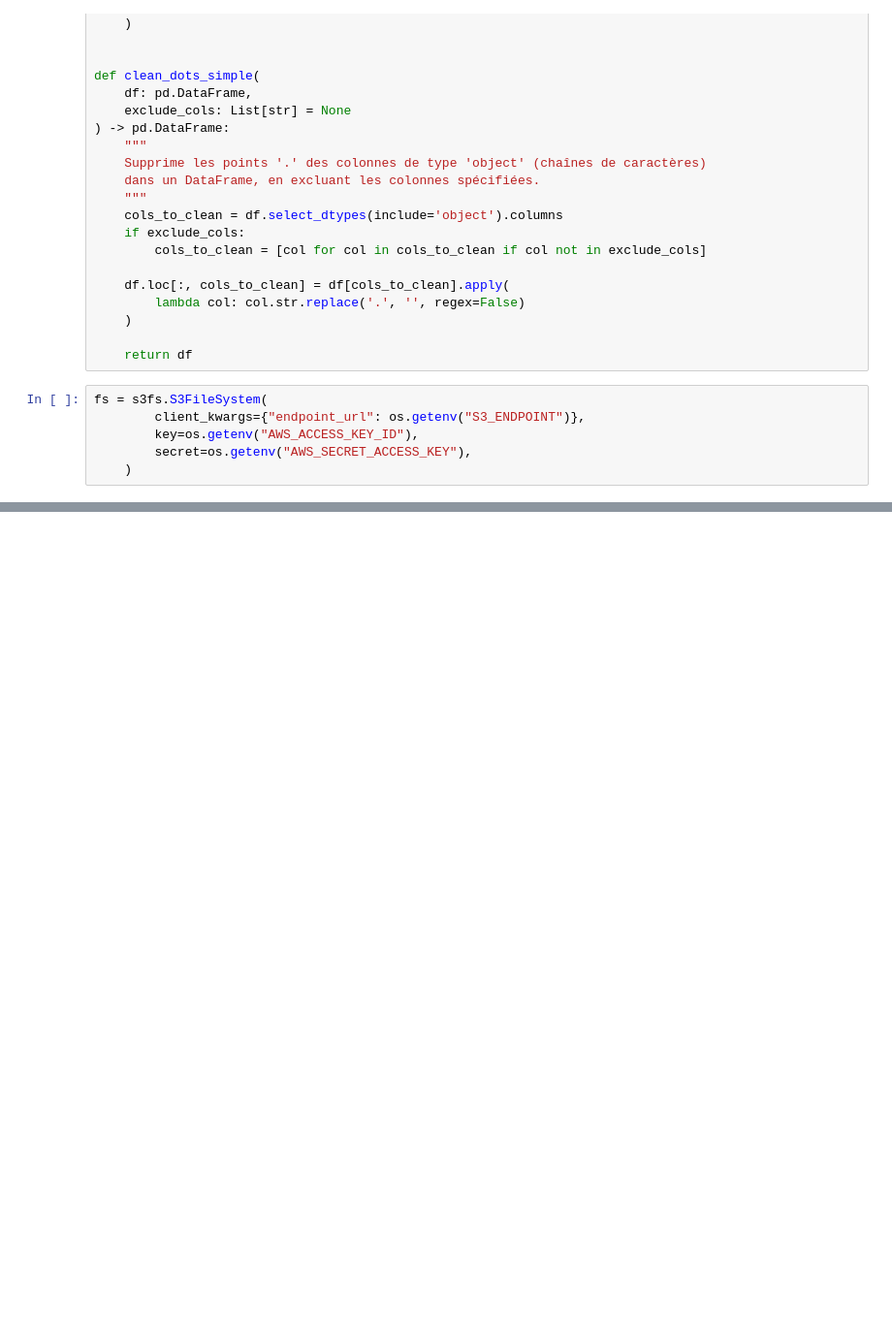
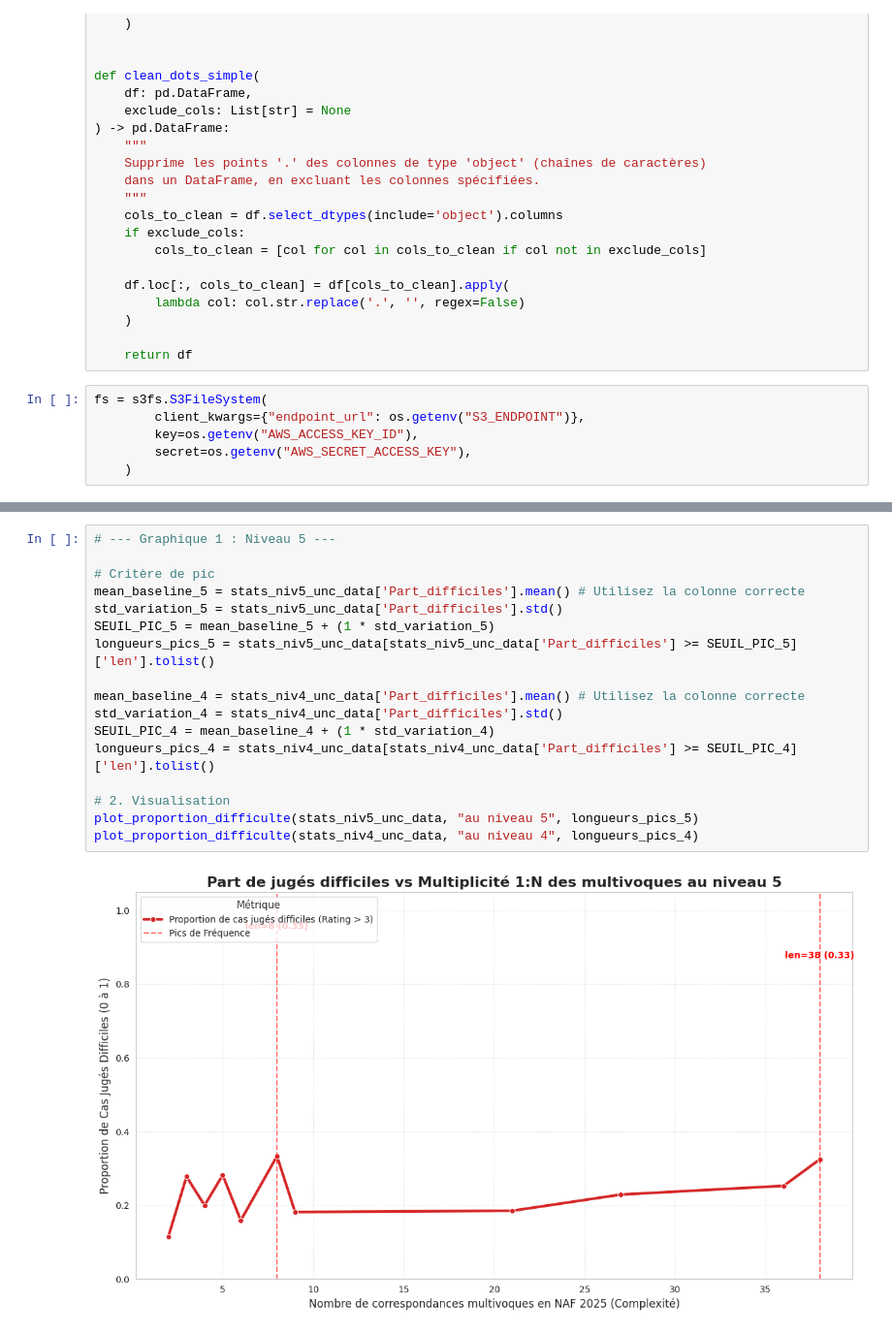
Before and after one commit to InseeFrLab/codif-ape-annotation, a Jupyter notebook: notebooks/result_analysis.ipynb, the cells around one changed output, grey strips where cells are left out. Shown at 97% size. Cells and saved outputs as stored; diff of their text form; blank space fills up the shorter version.

```diff
--- a/notebooks/result_analysis.ipynb
+++ b/notebooks/result_analysis.ipynb
@@ -125,0 +560,19 @@ data
+# %%
+# --- Graphique 1 : Niveau 5 ---
+
+# Critère de pic
+mean_baseline_5 = stats_niv5_unc_data['Part_difficiles'].mean() # Utilisez la colonne correcte
+std_variation_5 = stats_niv5_unc_data['Part_difficiles'].std()
+SEUIL_PIC_5 = mean_baseline_5 + (1 * std_variation_5)
+longueurs_pics_5 = stats_niv5_unc_data[stats_niv5_unc_data['Part_difficiles'] >= SEUIL_PIC_5]['len'].tolist()
+
+mean_baseline_4 = stats_niv4_unc_data['Part_difficiles'].mean() # Utilisez la colonne correcte
+std_variation_4 = stats_niv4_unc_data['Part_difficiles'].std()
+SEUIL_PIC_4 = mean_baseline_4 + (1 * std_variation_4)
+longueurs_pics_4 = stats_niv4_unc_data[stats_niv4_unc_data['Part_difficiles'] >= SEUIL_PIC_4]['len'].tolist()
+
+# 2. Visualisation
+plot_proportion_difficulte(stats_niv5_unc_data, "au niveau 5", longueurs_pics_5)
+plot_proportion_difficulte(stats_niv4_unc_data, "au niveau 4", longueurs_pics_4)
+# %% [output]
+[figure, added]
```
Also changed, not shown: parts of 25 cells of this notebook, 2 other files.
